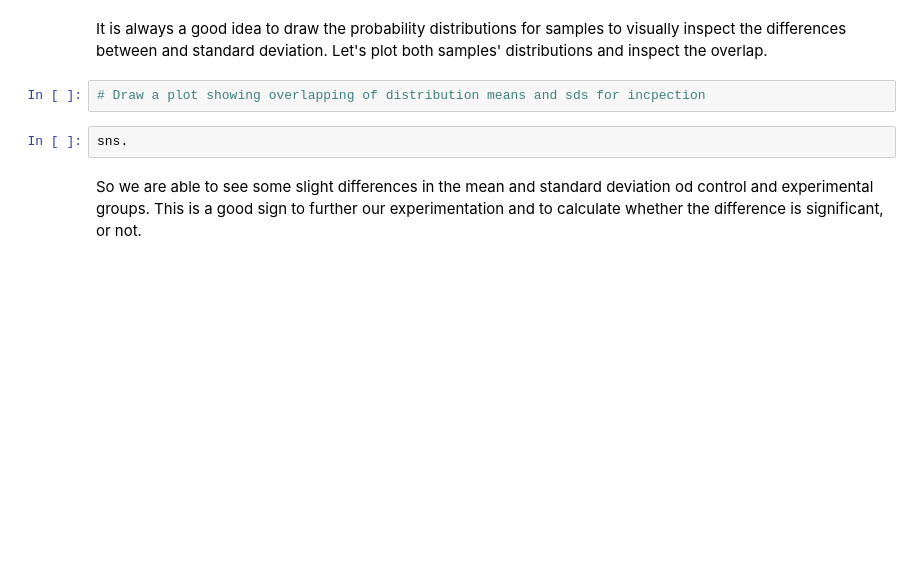
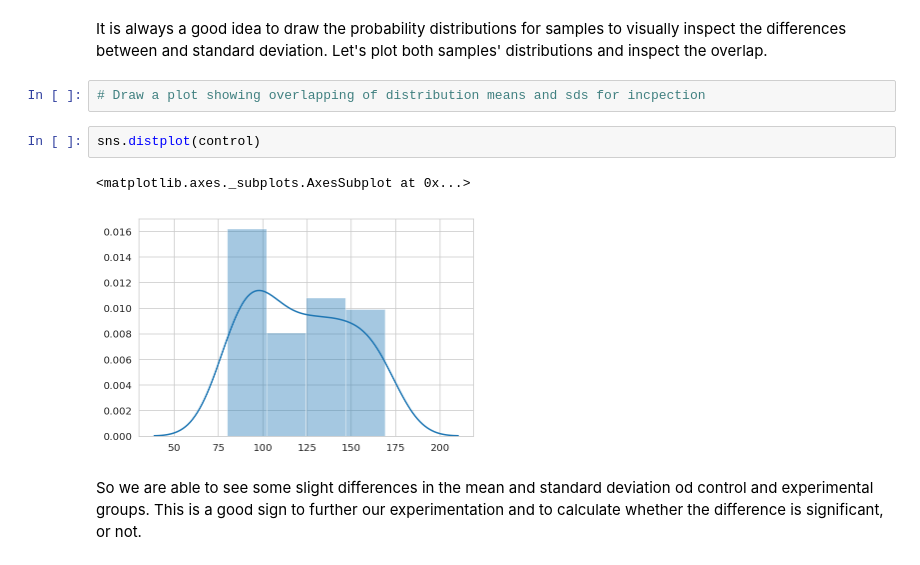
Before and after one commit to hiowatah/dsc-2-20-09-2-sample-t-tests-lab-nyc-ds-career-031119, a Jupyter notebook: index.ipynb, the cells around one changed output. Saved outputs shown, nothing was run; the diff lists cells and outputs as text; blank space fills up the shorter version.

```diff
--- a/index.ipynb
+++ b/index.ipynb
@@ -56,7 +56,10 @@ Let's plot both samples' distributions and inspect the overlap.
 # %%
 # Draw a plot showing overlapping of distribution means and sds for incpection
 # %%
-sns.
+sns.distplot(control)
+# %% [output]
+<matplotlib.axes._subplots.AxesSubplot at 0x...>
+[figure, added]
 # %% [markdown]
 So we are able to see some slight differences in the mean and standard deviation od control and experimental groups. This is a good sign to further our experimentation and to calculate whether the difference is significant, or not.
 # %% [markdown]
```
